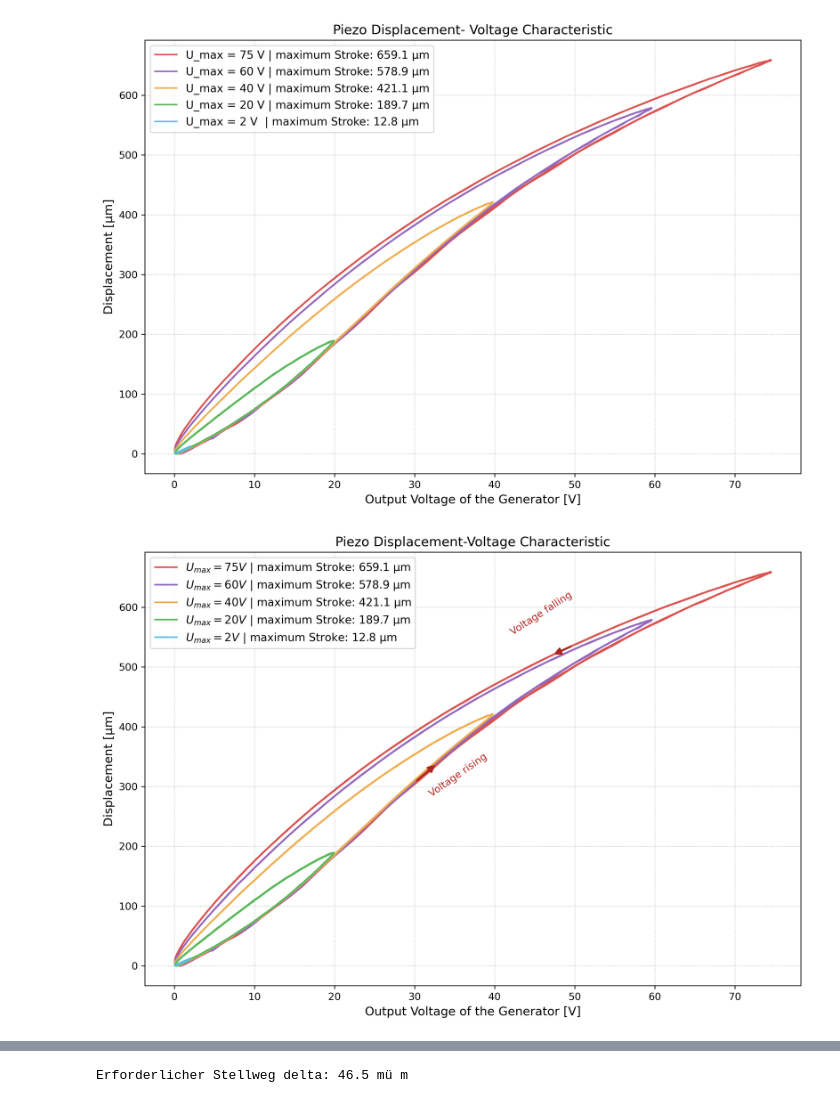
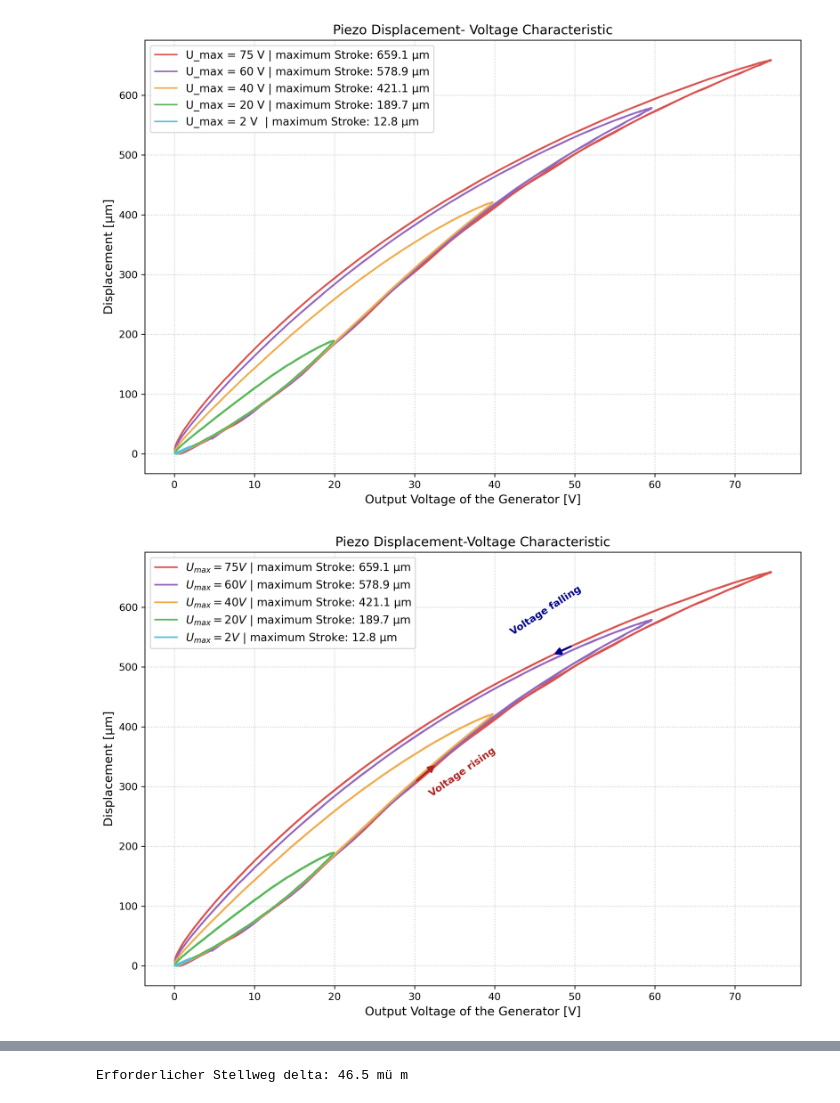
Before and after one commit to CodeTurtleT/lasercom-divergence-control, a Jupyter notebook: piezo_measure.ipynb, the cells around one changed output, grey strips where cells are left out. Cells and saved outputs as stored; diff of their text form; code cells hidden in the pictures.

Commit message:
changed arrows

```diff
--- a/piezo_measure.ipynb
+++ b/piezo_measure.ipynb
@@ -197,7 +197,7 @@ for m in measurements:
             spannung,
             weg_mum,
             color=m["color"],
-            linewidth=1.6,
+            lw=1.6,
             label=f"$U_{{max}} = {m['name']}$ | maximum Stroke: {max_stroke:.1f} µm"
         )
 
@@ -212,35 +212,37 @@ for m in measurements:
             if len(idx_up) > 0:
                 i = idx_up[len(idx_up) // 2]
                 plt.annotate(
                     "",
                     xy=(spannung[i+3], weg_mum[i+3]),
                     xytext=(spannung[i], weg_mum[i]),
                     arrowprops=dict(arrowstyle="-|>", color="#B02521", lw=2, mutation_scale=14)
                 )
-                plt.text(spannung[i]+1.5, weg_mum[i]-25, "Voltage rising", color="#B02521", fontsize=10, rotation=35)
+                plt.text(spannung[i]+1.5, weg_mum[i]-25, "Voltage rising", color="#B02521", fontsize=10, rotation=35, fontweight="bold")
+
+
 
             # Rücklauf-Pfeil (Spannung sinkt, bei ca. 45 V)
             idx_down = np.where(mask_down & (spannung > 40) & (spannung < 50))[0]
             if len(idx_down) > 0:
                 j = idx_down[len(idx_down) // 2]
                 plt.annotate(
                     "",
                     xy=(spannung[j+3], weg_mum[j+3]),
                     xytext=(spannung[j], weg_mum[j]),
-                    arrowprops=dict(arrowstyle="-|>", color="#B02521", lw=2, mutation_scale=14)
+                    arrowprops=dict(arrowstyle="-|>", color="#00008b", lw=2, mutation_scale=14)
                 )
-                plt.text(spannung[j]-8, weg_mum[j]+18, "Voltage falling", color="#B02521", fontsize=10, rotation=33)
+                plt.text(spannung[j]-8, weg_mum[j]+18, "Voltage falling", color="#00008b", fontsize=10, rotation=33, fontweight="bold")
 
     except FileNotFoundError:
         pass
 
 plt.title("Piezo Displacement-Voltage Characteristic")
 plt.xlabel("Output Voltage of the Generator [V]")
 plt.ylabel("Displacement [µm]")
 plt.legend(loc="upper left")
 plt.tight_layout()
 
-plt.savefig("/Users/trinity/Desktop/bachelor.thesis/ba_plots/prototype/piezo/piezo_characteristic_clean.pdf")
+#plt.savefig("/Users/trinity/Desktop/bachelor.thesis/ba_plots/prototype/piezo/piezo_characteristic_clean_anders.pdf")
 plt.show()
 # %% [output]
-[figure, old version]
+[figure, new version]
```
Also changed, not shown: parts of 1 cell of this notebook, 1 other file.
